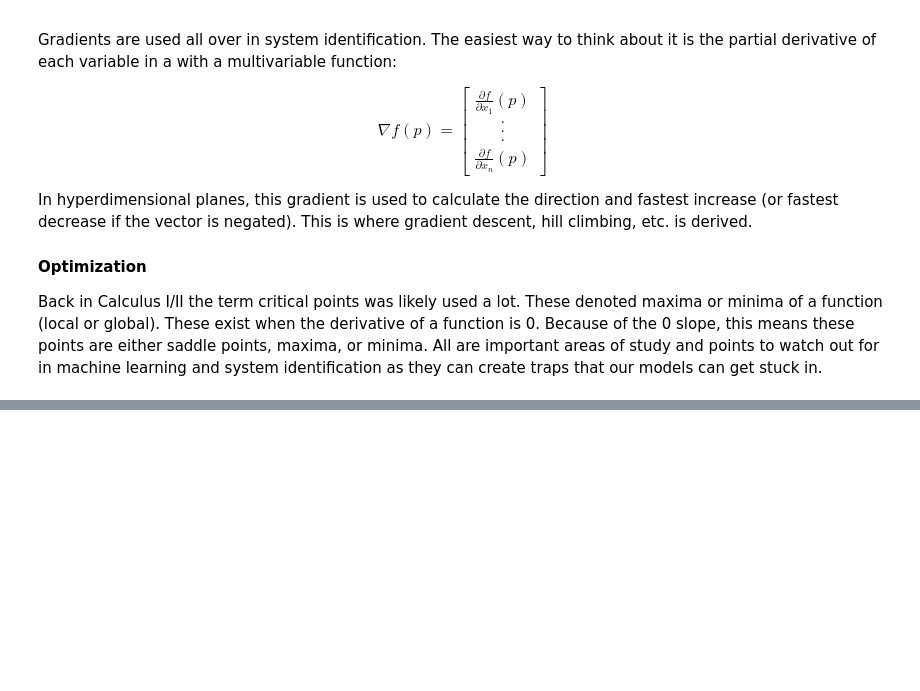
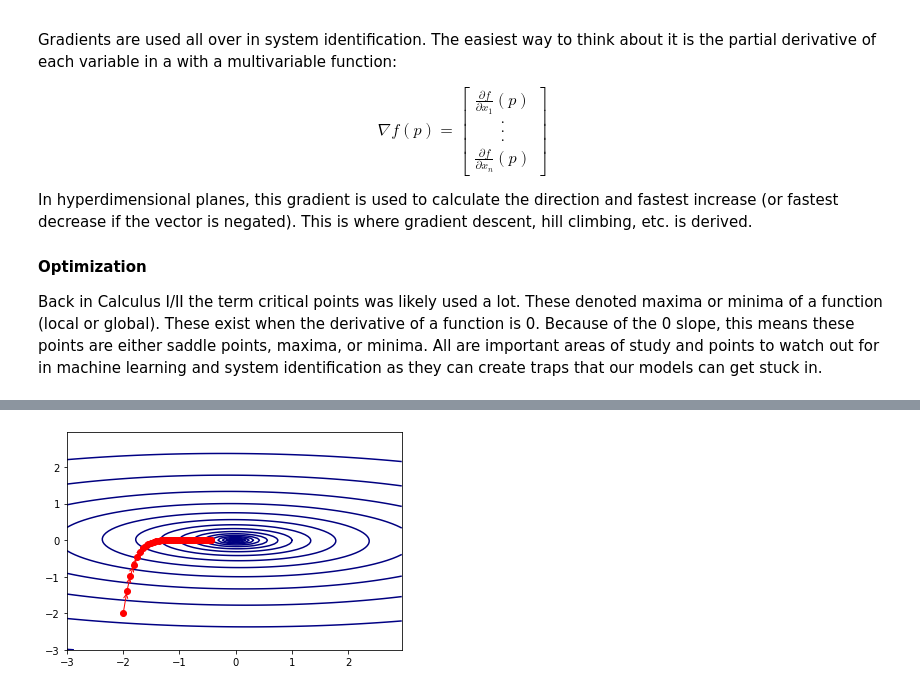
Before and after one commit to MJC598/SystemID, a Jupyter notebook: tutorials/python/GradientDescent.ipynb, the cells around one changed output, grey strips where cells are left out. Saved outputs shown, nothing was run; the diff lists cells and outputs as text; code cells hidden in the pictures; blank space fills up the shorter version.

Commit message:
Finishing Gradient Descent and fixing neural nets

```diff
--- a/tutorials/python/GradientDescent.ipynb
+++ b/tutorials/python/GradientDescent.ipynb
@@ -151,0 +115,44 @@ plt.show()
+# %%
+def gradient_descent(previous_x, previous_y, learning_rate, epoch):
+    x_gd = []
+    y_gd = []
+    z_gd = []
+
+    x_gd.append(previous_x)
+    y_gd.append(previous_y)
+    z_gd.append(func_z(previous_x, previous_y))
+
+    for i in range(epoch):
+        dx = der_x(previous_x, previous_y)
+        dy = der_y(previous_x, previous_y)
+
+        current_x = previous_x - (learning_rate * dx)
+        x_gd.append(current_x)
+
+        current_y = previous_y - (learning_rate * dy)
+        y_gd.append(current_y)
+
+        z_gd.append(func_z(current_x, current_y))
+
+        previous_x = current_x
+        previous_y = current_y
+
+    return x_gd, y_gd, z_gd
+# %%
+x_gd1, y_gd1, z_gd1 = gradient_descent(x0, y0, learning_rate, epoch)
+
+a = np.arange(bounds[0], bounds[1], 0.05)
+b = np.arange(bounds[0], bounds[1], 0.05)
+x, y = np.meshgrid(a, b)
+z = func_z(x, y)
+fig1, ax1 = plt.subplots()
+ax1.contour(x, y, z, levels=np.logspace(bounds[0], bounds[1], 25), cmap='jet')
+
+# Plot our steps
+ax1.plot(x_gd1, y_gd1, 'ro')
+for i in range(1, epoch+1):
+    ax1.annotate('', xy=(x_gd1[i], y_gd1[i]), xytext=(x_gd1[i-1], y_gd1[i-1]),
+                 arrowprops={'arrowstyle': '->', 'color': 'r', 'lw': 1},
+                 va='center', ha='center')
+# %% [output]
+[figure, added]
```
Also changed, not shown: parts of 23 cells of this notebook, 7 other files.
